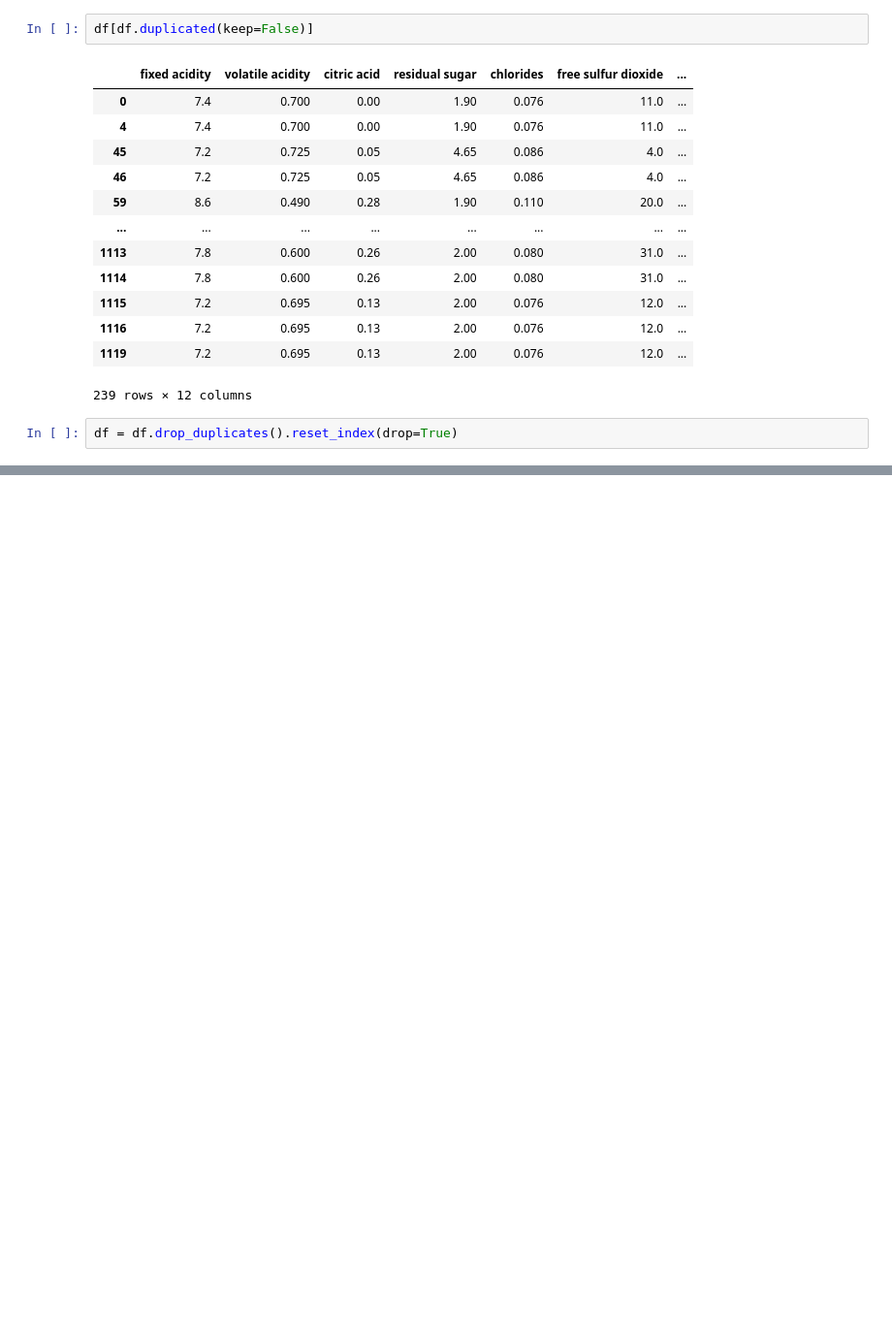
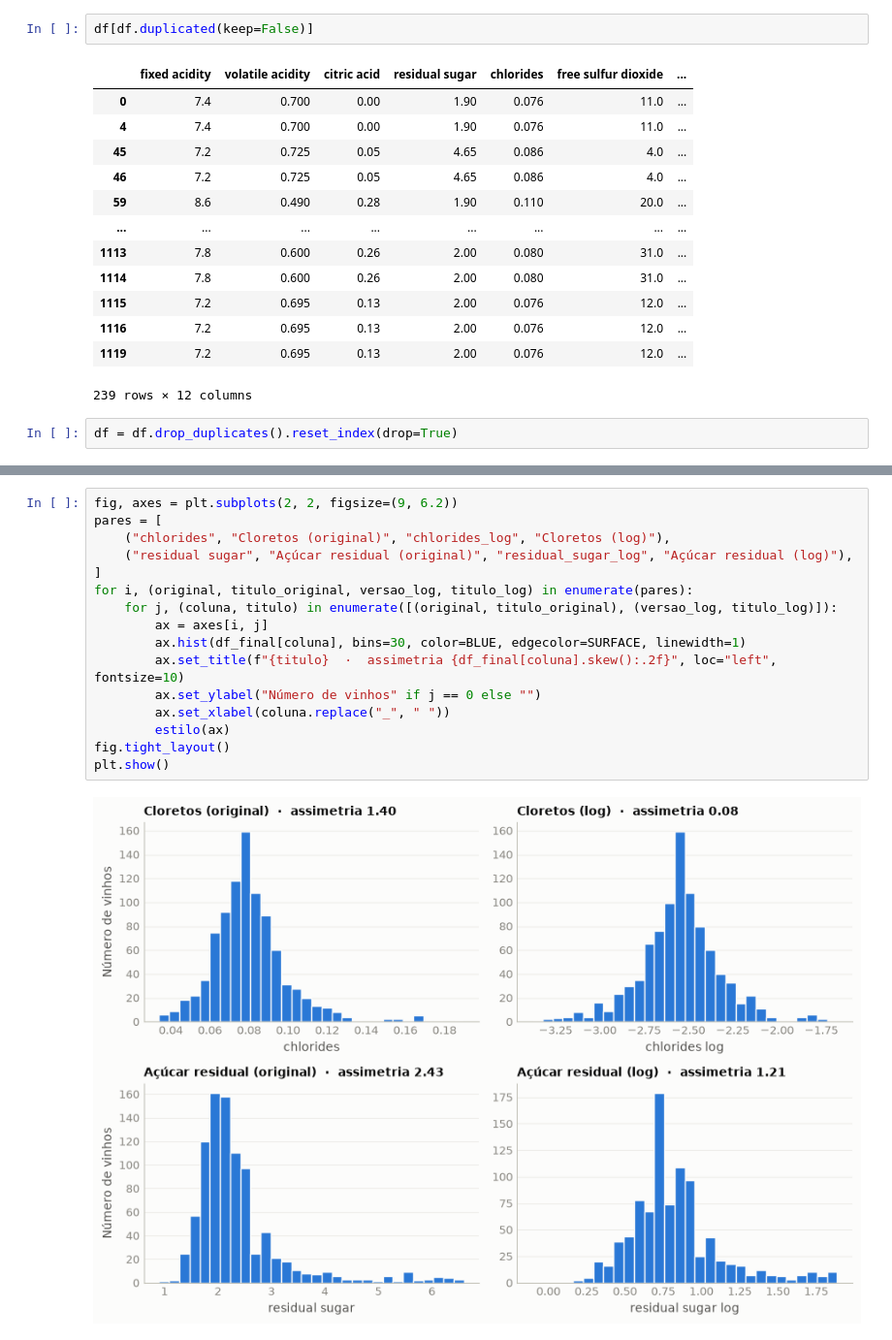
Before and after one commit to Oracimene/Projeto-Modelagem-Est-stistica, a Jupyter notebook: main.ipynb, the cells around one changed output, grey strips where cells are left out. Shown at 97% size. Drawn from its saved outputs; the diff is of its cells as text; blank space fills up the shorter version.

```diff
--- a/main.ipynb
+++ b/main.ipynb
@@ -232,0 +313,18 @@ Total de linhas removidas: 123
+# %%
+fig, axes = plt.subplots(2, 2, figsize=(9, 6.2))
+pares = [
+    ("chlorides", "Cloretos (original)", "chlorides_log", "Cloretos (log)"),
+    ("residual sugar", "Açúcar residual (original)", "residual_sugar_log", "Açúcar residual (log)"),
+]
+for i, (original, titulo_original, versao_log, titulo_log) in enumerate(pares):
+    for j, (coluna, titulo) in enumerate([(original, titulo_original), (versao_log, titulo_log)]):
+        ax = axes[i, j]
+        ax.hist(df_final[coluna], bins=30, color=BLUE, edgecolor=SURFACE, linewidth=1)
+        ax.set_title(f"{titulo}  ·  assimetria {df_final[coluna].skew():.2f}", loc="left", fontsize=10)
+        ax.set_ylabel("Número de vinhos" if j == 0 else "")
+        ax.set_xlabel(coluna.replace("_", " "))
+        estilo(ax)
+fig.tight_layout()
+plt.show()
+# %% [output]
+[figure, added]
```
Also changed, not shown: parts of 14 cells of this notebook.
